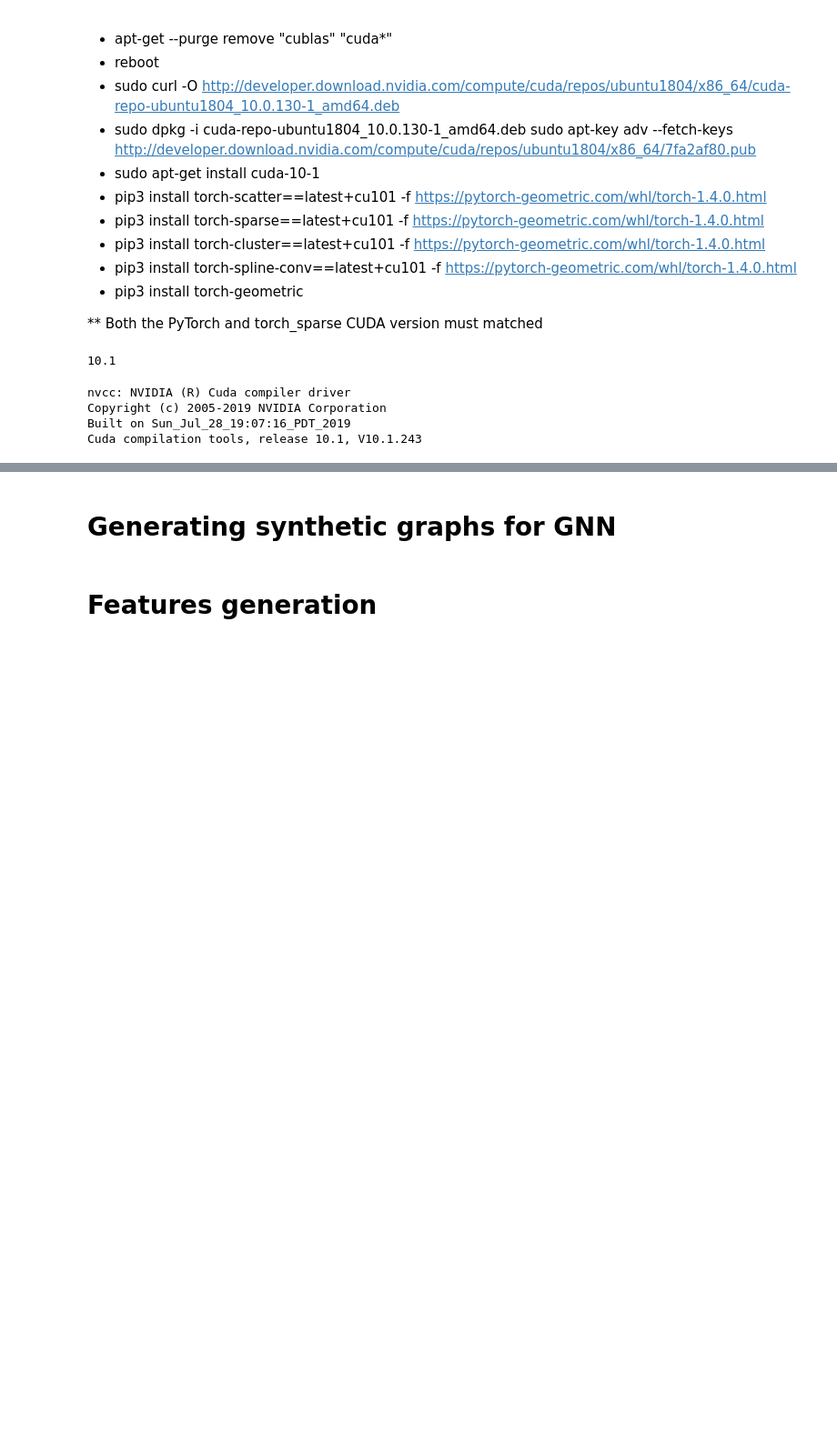
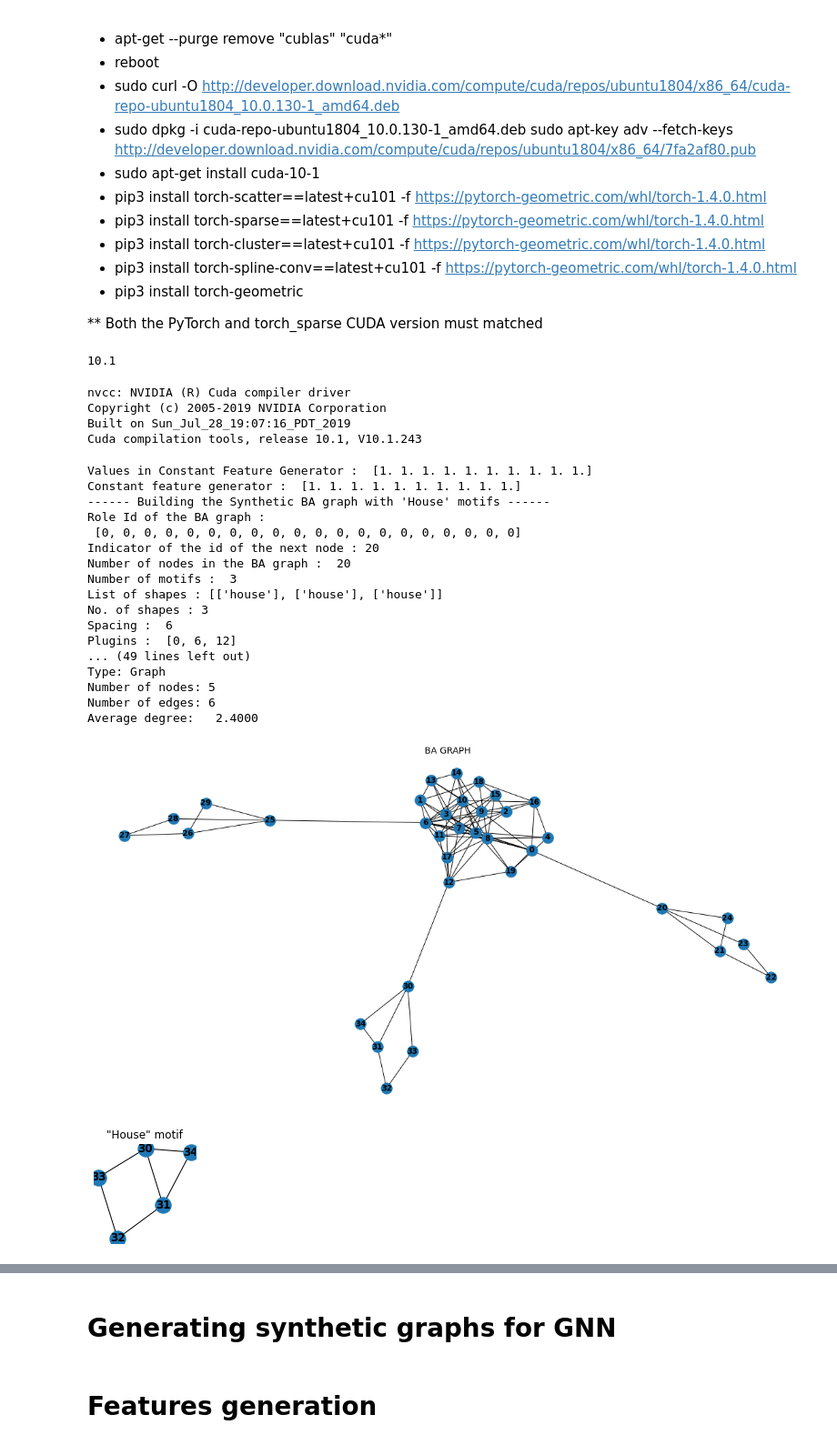
Before and after one commit to samaujs/Network-Science, a Jupyter notebook: gnn/Graph_Neural_Networks.ipynb, the cells around one changed output, grey strips where cells are left out. Shown at 91% size. Drawn from its saved outputs; the diff is of its cells as text; code cells hidden in the pictures; blank space fills up the shorter version.

Commit message:
Baseline all files for GNN node classifications.

```diff
--- a/gnn/Graph_Neural_Networks.ipynb
+++ b/gnn/Graph_Neural_Networks.ipynb
@@ -25,0 +68,24 @@ Cuda compilation tools, release 10.1, V10.1.243
+# %%
+import train
+
+model = train.syn_task1(prog_args, writer=None)
+# %% [output]
+Values in Constant Feature Generator :  [1. 1. 1. 1. 1. 1. 1. 1. 1. 1.]
+Constant feature generator :  [1. 1. 1. 1. 1. 1. 1. 1. 1. 1.]
+------ Building the Synthetic BA graph with 'House' motifs ------
+Role Id of the BA graph :
+ [0, 0, 0, 0, 0, 0, 0, 0, 0, 0, 0, 0, 0, 0, 0, 0, 0, 0, 0, 0]
+Indicator of the id of the next node : 20
+Number of nodes in the BA graph :  20
+Number of motifs :  3
+List of shapes : [['house'], ['house'], ['house']]
+No. of shapes : 3
+Spacing :  6
+Plugins :  [0, 6, 12]
+... (49 lines left out)
+Type: Graph
+Number of nodes: 5
+Number of edges: 6
+Average degree:   2.4000
+[figure, added]
+[figure, added]
```
Also changed, not shown: parts of 30 cells of this notebook, 2 other files.
